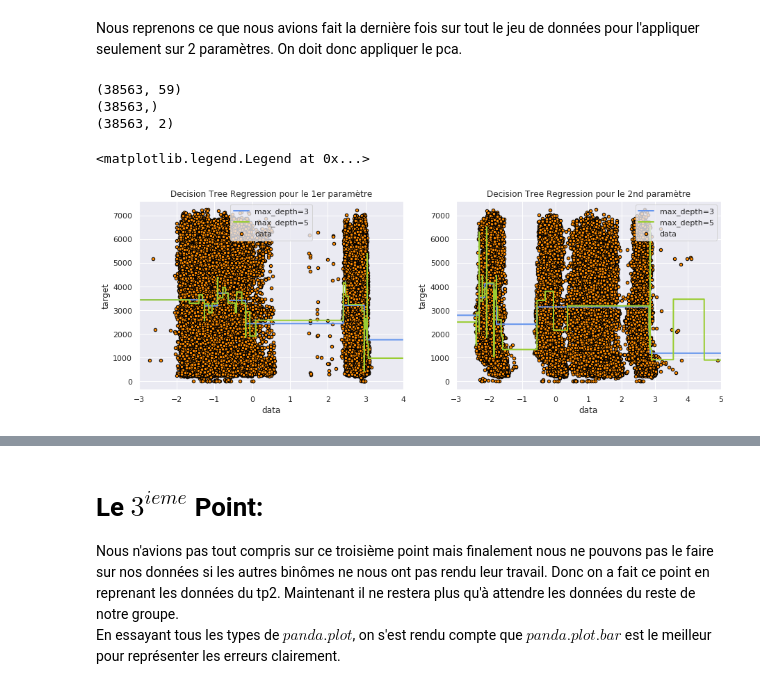
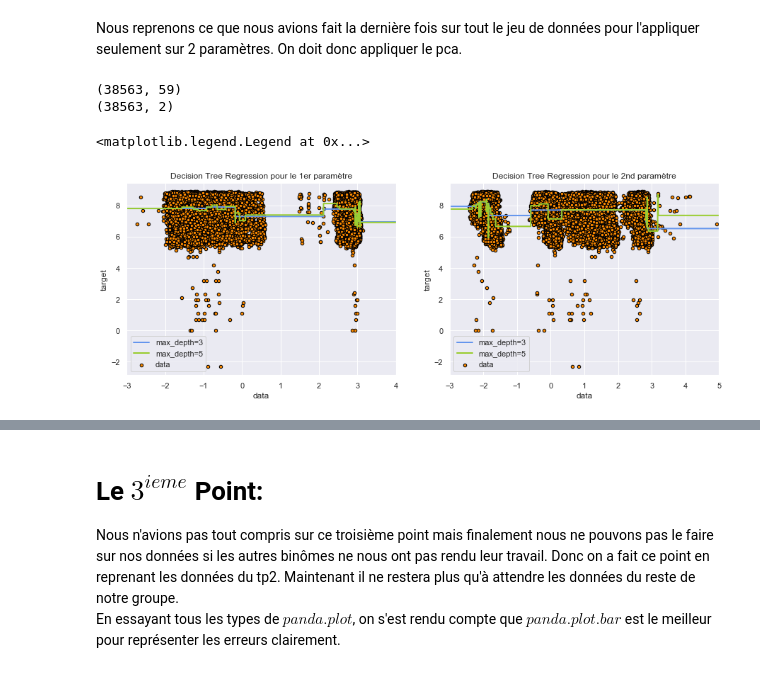
Before and after one commit to javaax/truck, a Jupyter notebook: starting_kit/README_{visualisation}.ipynb, the cells around one changed output, grey strips where cells are left out. Drawn from its saved outputs; the diff is of its cells as text; code cells hidden in the pictures.

```diff
--- a/starting_kit/README_{visualisation}.ipynb
+++ b/starting_kit/README_{visualisation}.ipynb
@@ -268,9 +265,10 @@ fig, (ax1, ax2) = plt.subplots(1, 2,figsize=(15,5))
 
 x=D.data['X_train']
 print(x.shape)
-Y=D.data['Y_train']
-print(Y.shape)
+Y= D.data['Y_train']
+Y[Y==0] = 0.1
 
+Y = np.log(Y)
 #on fait pca sur les données
 scaler = StandardScaler()
 scaler.fit(x)
@@ -297,32 +295,31 @@ X_test1= np.linspace(-3.0, 4.0, num=38563)[:, np.newaxis]
 X_test2= np.linspace(-3.0, 5.0, num=38563)[:, np.newaxis]
 y_1 = regr_1.predict(X_test1)
 y_1b = regr_1b.predict(X_test1)
 y_2 = regr_2.predict(X_test2)
 y_2b = regr_2b.predict(X_test2)
 
 
 # Plot the results
 #plt.figure()
 ax1.scatter(x1, Y, s=20, edgecolor="black",c="darkorange", label="data")
 ax1.plot(X_test1, y_1, color="cornflowerblue", label="max_depth=3", linewidth=2)
 ax1.plot(X_test1, y_1b, color="yellowgreen", label="max_depth=5", linewidth=2)
 ax1.set_xlabel("data")
 ax1.set_ylabel("target")
 ax1.set_xlim(-3,4)
 ax1.set_title("Decision Tree Regression pour le 1er paramètre")
 ax1.legend()
 
 ax2.scatter(x2, Y, s=20, edgecolor="black",c="darkorange", label="data")
 ax2.plot(X_test2, y_2, color="cornflowerblue", label="max_depth=3", linewidth=2)
 ax2.plot(X_test2, y_2b, color="yellowgreen", label="max_depth=5", linewidth=2)
 ax2.set_xlabel("data")
 ax2.set_ylabel("target")
 ax2.set_xlim(-3,5)
 ax2.set_title("Decision Tree Regression pour le 2nd paramètre")
 ax2.legend()
 # %% [output]
 (38563, 59)
-(38563,)
 (38563, 2)
 <matplotlib.legend.Legend at 0x...>
-[figure, old version]
+[figure, new version]
```
Also changed, not shown: parts of 20 cells of this notebook.
